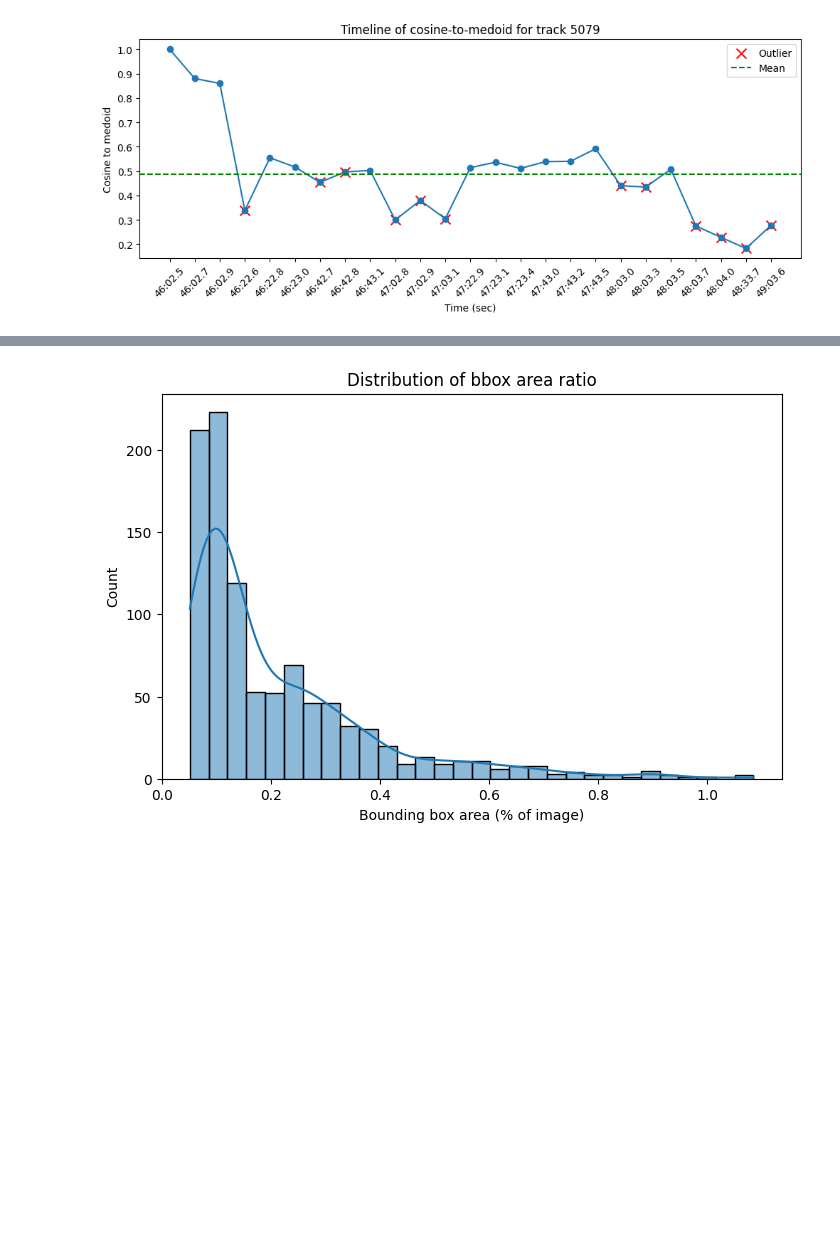
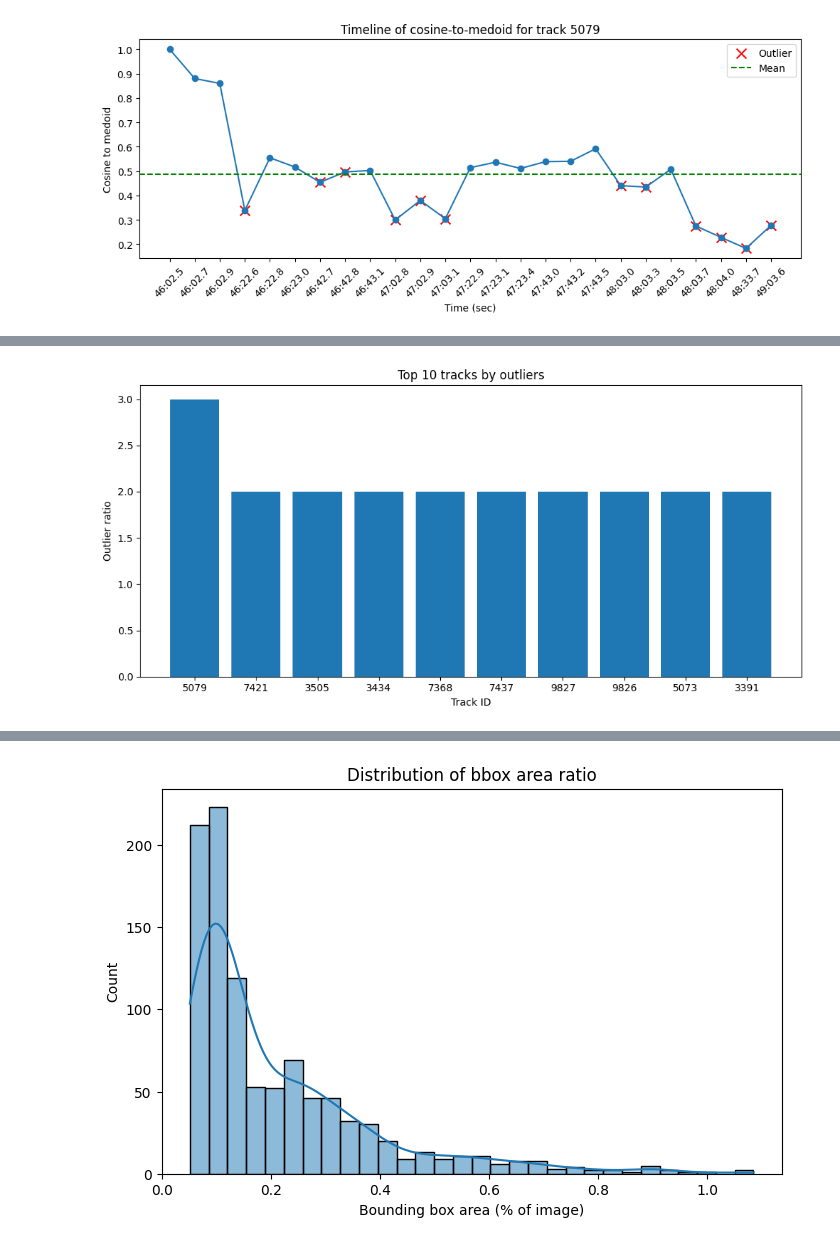
Before and after one commit to hoaghiepp/Cam-Log-Analysis, a Jupyter notebook: cam_log_analysis.ipynb, the cells around one changed output, grey strips where cells are left out. Cells and saved outputs as stored; diff of their text form; code cells hidden in the pictures; blank space fills up the shorter version.

```diff
--- a/cam_log_analysis.ipynb
+++ b/cam_log_analysis.ipynb
@@ -425,14 +442,13 @@ df['event_datetime'][1]
 # %%
 def get_session(df, gap_limit):
-    df.sort_values("event_datetime", inplace=True)
+    df = df.sort_values("event_datetime")
     sessions = [[df.iloc[0]]]
     index = 0
     for i in range(1, df.shape[0]):
-        if parse_mmss_to_seconds(df.iloc[i]['event_datetime']) - parse_mmss_to_seconds(sessions[index][-1]) < gap_limit:
+        # print(f"{df.iloc[i]['event_datetime']} : {parse_mmss_to_seconds(df.iloc[i]['event_datetime'])}")
+        if parse_mmss_to_seconds(df.iloc[i]['event_datetime']) - parse_mmss_to_seconds(sessions[index][-1]['event_datetime']) < gap_limit:
             sessions[index].append(df.iloc[i])
         else:
             index += 1
             sessions.append([df.iloc[i]])
     return sessions
-
-a = get_session(df[df['face_track_id'] == 5123], 30)
@@ -463,0 +517,16 @@ a
+# %%
+unique_tracks = track_summary.drop_duplicates(subset=["face_track_id", "outliers"])
+unique_tracks = unique_tracks.sort_values("outliers", ascending=False).head(10)
+# %%
+TOP_N = 10
+topN = unique_tracks.head(TOP_N)
+plt.figure(figsize=(10,5))
+plt.bar(topN['face_track_id'].astype(str), topN["outliers"], width=0.8)
+# plt.xticks(rotation=45, ha="right")
+plt.ylabel("Outlier ratio")
+plt.xlabel("Track ID")
+plt.title(f"Top {TOP_N} tracks by outliers")
+plt.tight_layout()
+plt.show()
+# %% [output]
+[figure, added]
```
Also changed, not shown: parts of 7 cells of this notebook.
